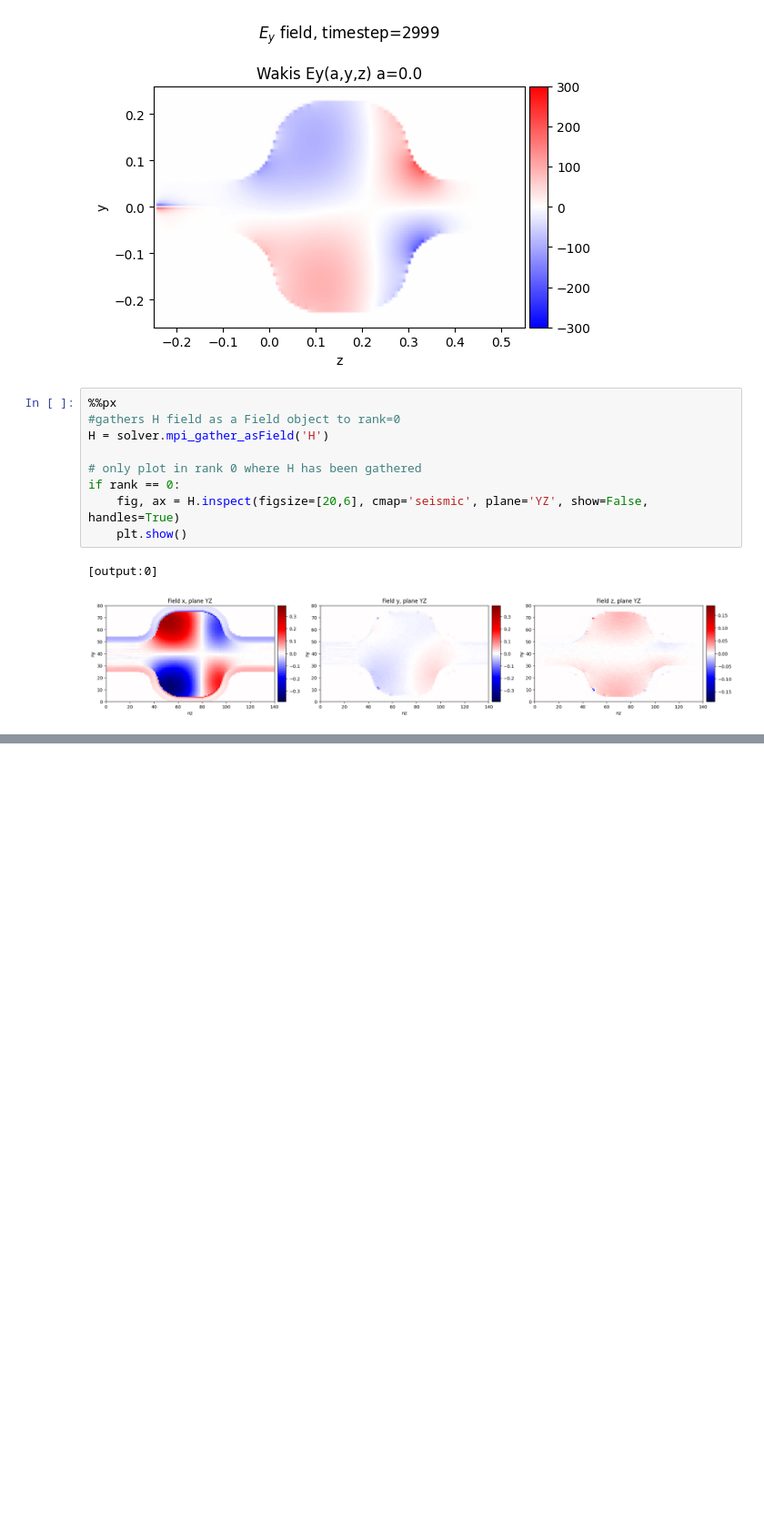
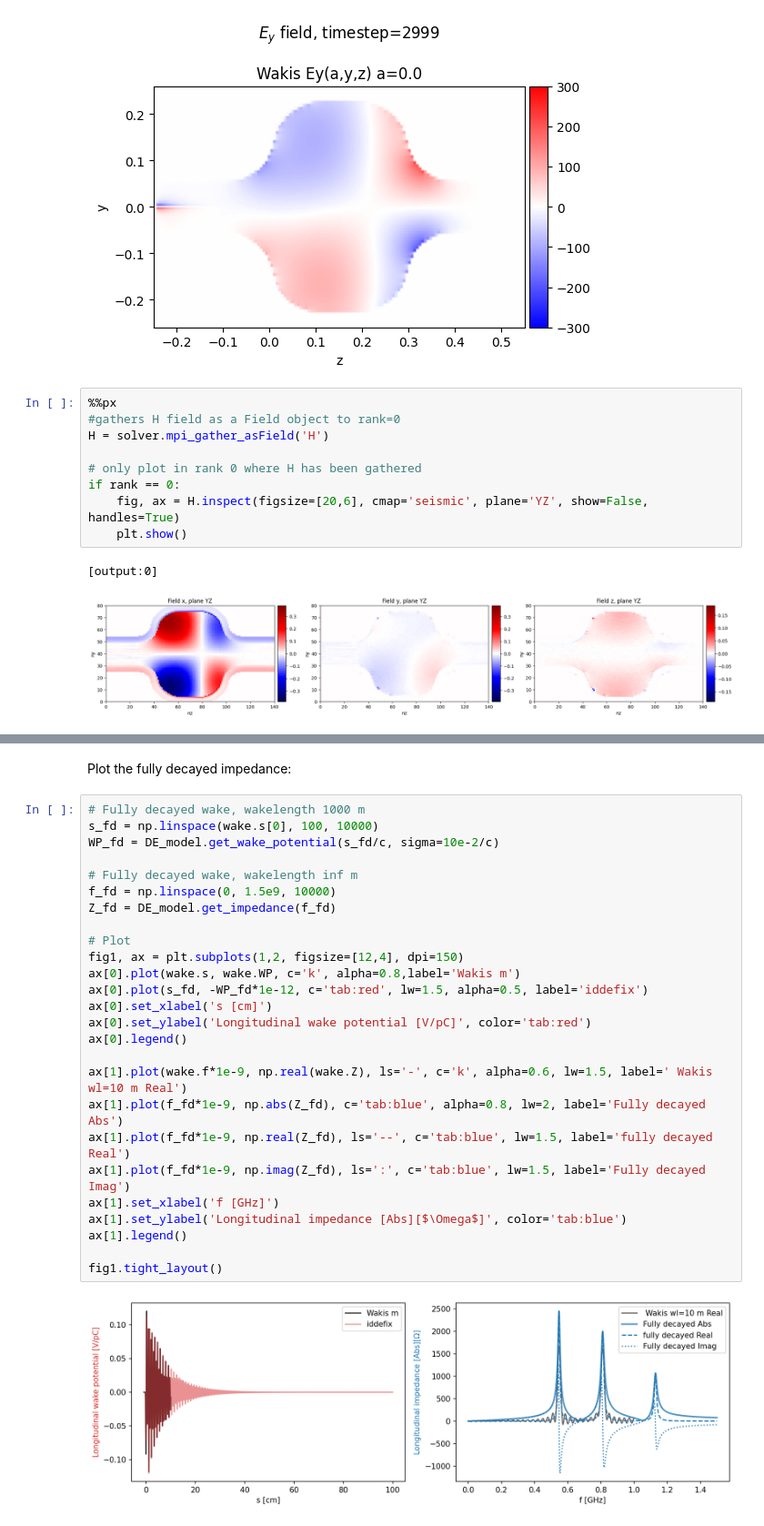
Before and after one commit to ImpedanCEI/wakis, a Jupyter notebook: notebooks/005_MPI_simulation.ipynb, the cells around one changed output, grey strips where cells are left out. Shown: that part at 91% size. Saved outputs shown, nothing was run; the diff lists cells and outputs as text; blank space fills up the shorter version.

```diff
--- a/notebooks/005_MPI_simulation.ipynb
+++ b/notebooks/005_MPI_simulation.ipynb
@@ -264,0 +452,30 @@ if rank == 0:
+# %% [markdown]
+Plot the fully decayed impedance:
+# %%
+# Fully decayed wake, wakelength 1000 m
+s_fd = np.linspace(wake.s[0], 100, 10000)
+WP_fd = DE_model.get_wake_potential(s_fd/c, sigma=10e-2/c)
+
+# Fully decayed wake, wakelength inf m
+f_fd = np.linspace(0, 1.5e9, 10000)
+Z_fd = DE_model.get_impedance(f_fd)
+
+# Plot
+fig1, ax = plt.subplots(1,2, figsize=[12,4], dpi=150)
+ax[0].plot(wake.s, wake.WP, c='k', alpha=0.8,label='Wakis m')
+ax[0].plot(s_fd, -WP_fd*1e-12, c='tab:red', lw=1.5, alpha=0.5, label='iddefix')
+ax[0].set_xlabel('s [cm]')
+ax[0].set_ylabel('Longitudinal wake potential [V/pC]', color='tab:red')
+ax[0].legend()
+
+ax[1].plot(wake.f*1e-9, np.real(wake.Z), ls='-', c='k', alpha=0.6, lw=1.5, label=' Wakis wl=10 m Real')
+ax[1].plot(f_fd*1e-9, np.abs(Z_fd), c='tab:blue', alpha=0.8, lw=2, label='Fully decayed Abs')
+ax[1].plot(f_fd*1e-9, np.real(Z_fd), ls='--', c='tab:blue', lw=1.5, label='fully decayed Real')
+ax[1].plot(f_fd*1e-9, np.imag(Z_fd), ls=':', c='tab:blue', lw=1.5, label='Fully decayed Imag')
+ax[1].set_xlabel('f [GHz]')
+ax[1].set_ylabel('Longitudinal impedance [Abs][$\Omega$]', color='tab:blue')
+ax[1].legend()
+
+fig1.tight_layout()
+# %% [output]
+[figure, added]
```
Also changed, not shown: parts of 23 cells of this notebook.
